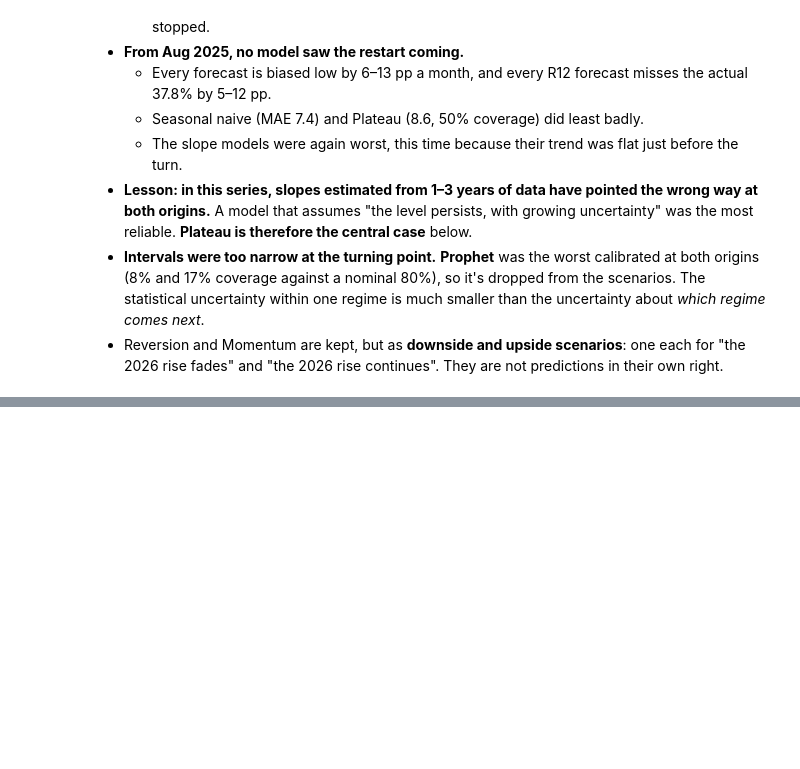
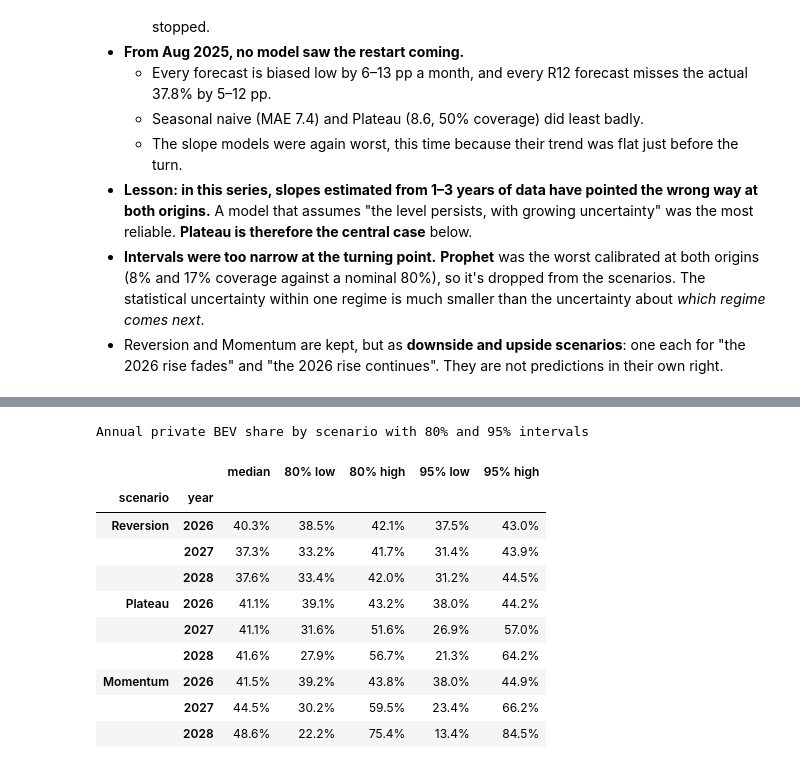
Before and after one commit to suv999/sweden-ev-adoption, a Jupyter notebook: notebooks/04_forecast.ipynb, the cells around one changed output, grey strips where cells are left out. Saved outputs shown, nothing was run; the diff lists cells and outputs as text; code cells hidden in the pictures; blank space fills up the shorter version.

```diff
--- a/notebooks/04_forecast.ipynb
+++ b/notebooks/04_forecast.ipynb
@@ -267,0 +276,26 @@ plt.show()
+# %%
+fits = fit_models(pv.loc[T0:])
+paths = simulate(fits, len(pv.loc[T0:]), HORIZON)
+
+vol = pv.loc["2023":"2025", "total"]
+weights = vol.groupby(vol.index.month).sum() / vol.sum()                      # seasonal volume profile
+scale26 = pv.total.loc["2026-01":"2026-08"].sum() / pv.total.loc["2025-01":"2025-08"].sum()
+vol_rest26 = pv.total.loc["2025-09":"2025-12"].to_numpy() * scale26
+
+
+def annual(p):
+    f = pd.DataFrame(p, index=HORIZON)
+    y26 = (pv.bev.loc["2026"].sum() + (f.loc["2026"].to_numpy() * vol_rest26[:, None]).sum(0)) / \
+          (pv.total.loc["2026"].sum() + vol_rest26.sum())
+    return {"2026": y26, **{str(y): (f.loc[str(y)].to_numpy() * weights.to_numpy()[:, None]).sum(0) for y in (2027, 2028)}}
+
+
+rows = []
+for k, p in paths.items():
+    for yr, v in annual(p).items():
+        rows.append({"scenario": k, "year": yr, "median": np.median(v), "80% low": np.percentile(v, 10),
+                     "80% high": np.percentile(v, 90), "95% low": np.percentile(v, 2.5), "95% high": np.percentile(v, 97.5)})
+scen = pd.DataFrame(rows)
+assert scen[["median", "95% low", "95% high"]].stack().between(0, 1).all()
+scen.pivot(index="scenario", columns="year", values="median").loc[["Reversion", "Plateau", "Momentum"]] \
+    .style.format("{:.1%}").set_caption("Private BEV share, annual (ratio of sums), median of 2,000 simulations")
@@ -267,0 +309,16 @@ plt.show()
+# %%
+scen.set_index(["scenario", "year"]).loc[["Reversion", "Plateau", "Momentum"]] \
+    .style.format("{:.1%}").set_caption("Annual private BEV share by scenario with 80% and 95% intervals")
+# %% [output]
+Annual private BEV share by scenario with 80% and 95% intervals
+|  |  | median | 80% low | 80% high | 95% low | 95% high |
+| scenario | year |  |  |  |  |  |
+| Reversion | 2026 | 40.3% | 38.5% | 42.1% | 37.5% | 43.0% |
+|  | 2027 | 37.3% | 33.2% | 41.7% | 31.4% | 43.9% |
+|  | 2028 | 37.6% | 33.4% | 42.0% | 31.2% | 44.5% |
+| Plateau | 2026 | 41.1% | 39.1% | 43.2% | 38.0% | 44.2% |
+|  | 2027 | 41.1% | 31.6% | 51.6% | 26.9% | 57.0% |
+|  | 2028 | 41.6% | 27.9% | 56.7% | 21.3% | 64.2% |
+| Momentum | 2026 | 41.5% | 39.2% | 43.8% | 38.0% | 44.9% |
+|  | 2027 | 44.5% | 30.2% | 59.5% | 23.4% | 66.2% |
+|  | 2028 | 48.6% | 22.2% | 75.4% | 13.4% | 84.5% |
```
Also changed, not shown: parts of 4 cells of this notebook.
